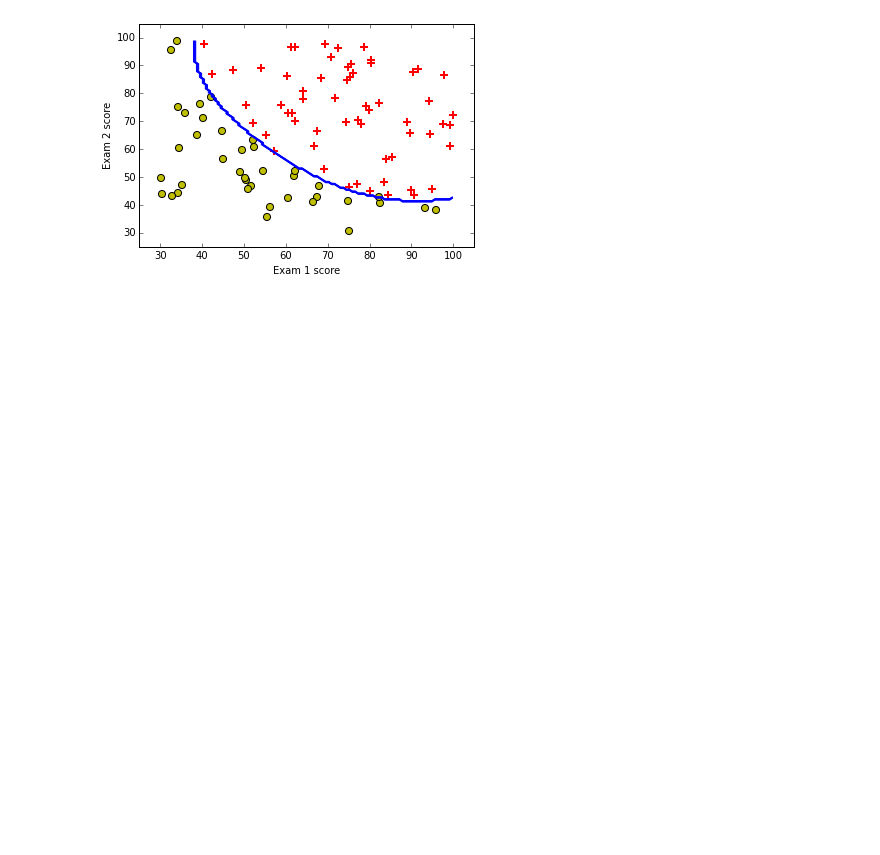
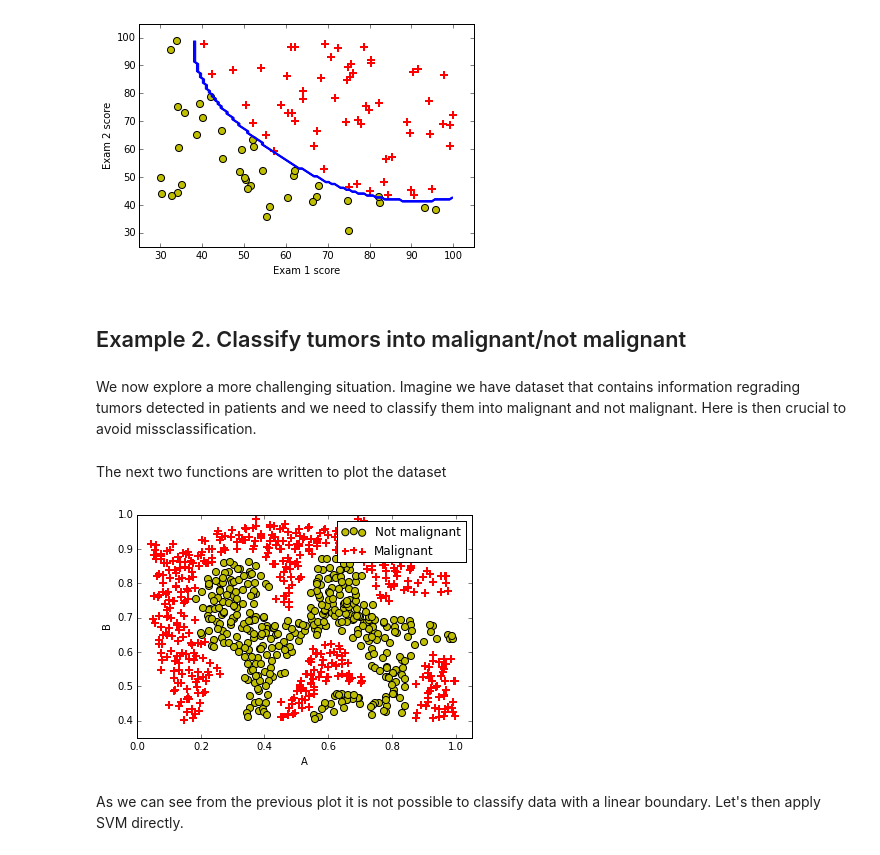
Before and after one commit to rcuevass/BDU-Logistic-and-SVM-clasifier, a Jupyter notebook: Classification_Logistic_SVM.ipynb, the cells around one changed output. Saved outputs shown, nothing was run; the diff lists cells and outputs as text; code cells hidden in the pictures; blank space fills up the shorter version.

```diff
--- a/Classification_Logistic_SVM.ipynb
+++ b/Classification_Logistic_SVM.ipynb
@@ -165,2 +173,51 @@ SVM_Boundary(Cval,sigmaVal,kernel_type)
 # %% [output]
 [figure]
+# %% [markdown]
+## Example 2. Classify tumors into malignant/not malignant
+# %% [markdown]
+We now explore a more challenging situation. Imagine we have dataset that contains information regrading tumors detected in patients and we need to classify them into malignant and not malignant. Here is then crucial to avoid missclassification.
+# %% [markdown]
+The next two functions are written to plot the dataset
+# %%
+def plotData( data, addLabel=True ):
+    # We separate the given training set into positive (malignant) and negative
+    # (not malignant)
+    # according to "1" and "0" given in the training set.
+    positives  = data[data[:,2] == 1]
+    negatives  = data[data[:,2] == 0]
+    # We add the X and Y labels...
+    pyplot.xlabel("A")
+    pyplot.ylabel("B")
+    # ... and set the X and Y limit values of the plot.
+    pyplot.xlim([0, 1.05])
+    pyplot.ylim([0.35, 1])
+
+    # We make a distinction whether to include labels
+    if addLabel:
+        # We generate the scatter plot according to the separation we just did.
+        pyplot.scatter( negatives[:, 0], negatives[:, 1], c='y', marker='o', s=50,
+                   linewidths=1 , label="Not malignant" )
+        pyplot.scatter( positives[:, 0], positives[:, 1], c='r', marker='+', s=50,
+                   linewidths=2 , label="Malignant" )
+        # And add legends
+        pyplot.legend()
+
+    else:
+         # We generate the scatter plot according to the separation we just did.
+        pyplot.scatter( negatives[:, 0], negatives[:, 1], c='y', marker='o', s=50,
+                   linewidths=1 )
+        pyplot.scatter( positives[:, 0], positives[:, 1], c='r', marker='+', s=50,
+                   linewidths=2 )
+
+def PlotDataFrame():
+
+    df = pd.read_csv("data/tumors_classification.csv" , index_col=False)
+    mat = df.values[:,1:]
+    mat[:,2] = mat[:,2].astype(int)
+    plotData( mat , addLabel= True )
+# %%
+PlotDataFrame()
+# %% [output]
+[figure, added]
+# %% [markdown]
+As we can see from the previous plot it is not possible to classify data with a linear boundary. Let's then apply SVM directly.
```
Also changed, not shown: parts of 13 cells of this notebook.
